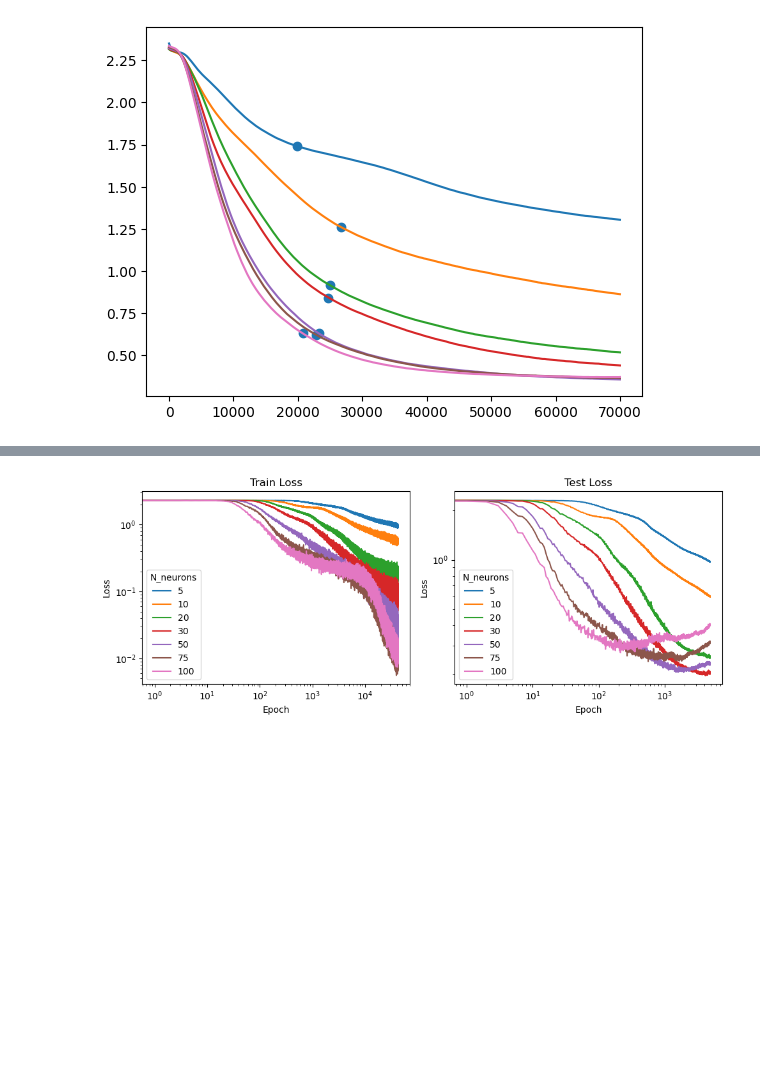
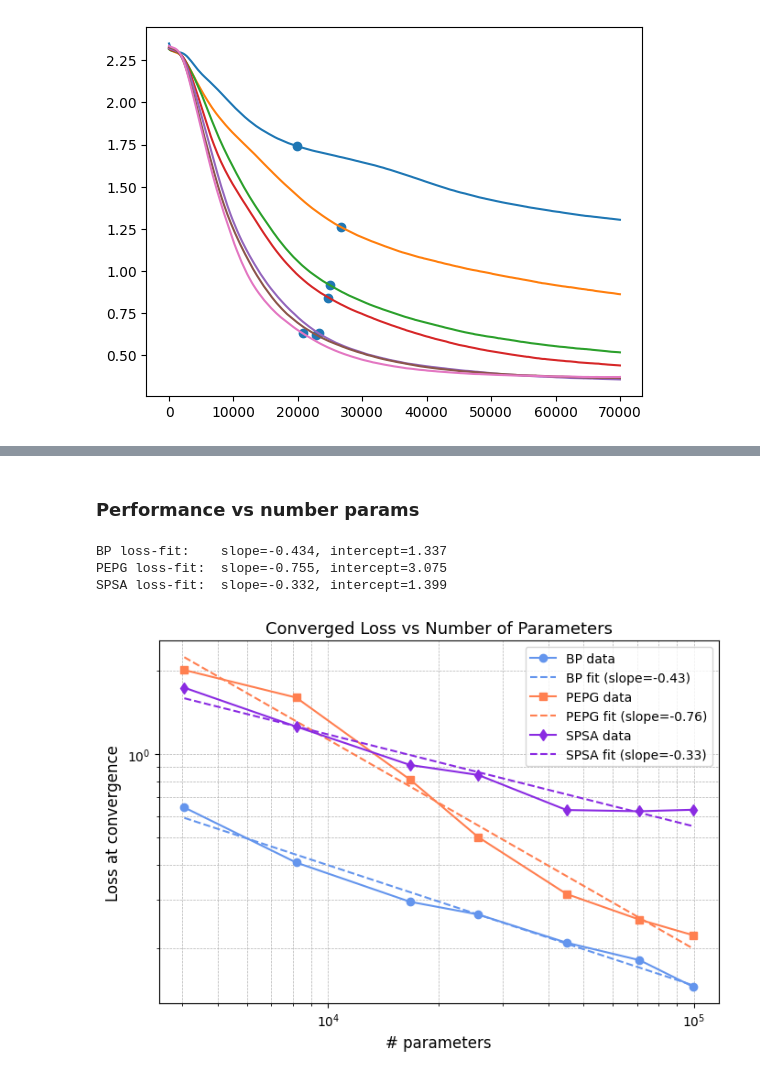
Before and after one commit to ASkalli/nonlinear_oscillator_network, a Jupyter notebook: MNIST/results/convergence_analysis.ipynb, the cells around one changed output, grey strips where cells are left out. Saved outputs shown, nothing was run; the diff lists cells and outputs as text; code cells hidden in the pictures; blank space fills up the shorter version.

```diff
--- a/MNIST/results/convergence_analysis.ipynb
+++ b/MNIST/results/convergence_analysis.ipynb
@@ -313,8 +282,9 @@ for k in range(len(N_neurons_vec)):
     knee_idx_SPSA.append(int(kneedle.knee + idx_start))
 
 knee_idx_SPSA = np.array(knee_idx_SPSA)
+loss_SPSA_conv = test_loss_smooth[np.arange(len(N_neurons_vec)),knee_idx_SPSA]
 plt.plot(test_loss_smooth.T)
-plt.scatter(knee_idx_SPSA,test_loss_smooth[np.arange(len(N_neurons_vec)),knee_idx_SPSA])
+plt.scatter(knee_idx_SPSA,loss_SPSA_conv)
 # %% [output]
 <matplotlib.collections.PathCollection at 0x...>
 [figure]
@@ -459,23 +428,44 @@ intercept 1.5907993323564535
-# %%
-fig, axs = plt.subplots(1, 2, figsize=(10, 4))  # 1 row, 2 columns
-
-for k, n_neurons in enumerate(N_neurons_vec):
-    # Train loss
-    axs[0].loglog(results[k]['train_loss'], label=f"{n_neurons}")
-    axs[0].set_title("Train Loss")
-    axs[0].set_xlabel("Epoch")
-    axs[0].set_ylabel("Loss")
-
-    # Test loss
-    axs[1].loglog(results[k]['test_loss'], label=f"{n_neurons}")
-    axs[1].set_title("Test Loss")
-    axs[1].set_xlabel("Epoch")
-    axs[1].set_ylabel("Loss")
-
-axs[0].legend(title="N_neurons")
-axs[1].legend(title="N_neurons")
-
-plt.tight_layout()
-plt.show()
-# %% [output]
-[figure, removed]
+# %% [markdown]
+### Performance vs number params
+# %%
+# ----- power-law fits (log-log) -----
+a_BP_l,   b_BP_l   = np.polyfit(np.log10(N_dim_vec), np.log10(loss_BP_conv),   1)
+a_PEPG_l, b_PEPG_l = np.polyfit(np.log10(N_dim_vec), np.log10(loss_PEPG_conv), 1)
+a_SPSA_l, b_SPSA_l = np.polyfit(np.log10(N_dim_vec), np.log10(loss_SPSA_conv), 1)
+
+print(f"BP loss-fit:    slope={a_BP_l:.3f}, intercept={b_BP_l:.3f}")
+print(f"PEPG loss-fit:  slope={a_PEPG_l:.3f}, intercept={b_PEPG_l:.3f}")
+print(f"SPSA loss-fit:  slope={a_SPSA_l:.3f}, intercept={b_SPSA_l:.3f}")
+
+# Predicted fits in original scale
+fit_BP    = 10**(a_BP_l   * np.log10(N_dim_vec) + b_BP_l)
+fit_PEPG  = 10**(a_PEPG_l * np.log10(N_dim_vec) + b_PEPG_l)
+fit_SPSA  = 10**(a_SPSA_l * np.log10(N_dim_vec) + b_SPSA_l)
+
+# ----- plotting -----
+plt.figure(figsize=(7,5))
+
+# BP — cornflower blue
+plt.loglog(N_dim_vec, loss_BP_conv, 'o-', color='cornflowerblue', label='BP data')
+plt.loglog(N_dim_vec, fit_BP, '--',  color='cornflowerblue', label=f'BP fit (slope={a_BP_l:.2f})')
+
+# PEPG — coral
+plt.loglog(N_dim_vec, loss_PEPG_conv, 's-', color='coral', label='PEPG data')
+plt.loglog(N_dim_vec, fit_PEPG, '--',  color='coral', label=f'PEPG fit (slope={a_PEPG_l:.2f})')
+
+# SPSA — blueviolet
+plt.loglog(N_dim_vec, loss_SPSA_conv, 'd-', color='blueviolet', label='SPSA data')
+plt.loglog(N_dim_vec, fit_SPSA, '--',  color='blueviolet', label=f'SPSA fit (slope={a_SPSA_l:.2f})')
+
+plt.xlabel(r'# parameters', fontsize=12)
+plt.ylabel('Loss at convergence', fontsize=12)
+plt.title('Converged Loss vs Number of Parameters', fontsize=13)
+plt.legend()
+plt.grid(True, which="both", ls="--", lw=0.5)
+plt.tight_layout()
+plt.show()
+# %% [output]
+BP loss-fit:    slope=-0.434, intercept=1.337
+PEPG loss-fit:  slope=-0.755, intercept=3.075
+SPSA loss-fit:  slope=-0.332, intercept=1.399
+[figure, added]
```
Also changed, not shown: parts of 17 cells of this notebook, 3 other files.
